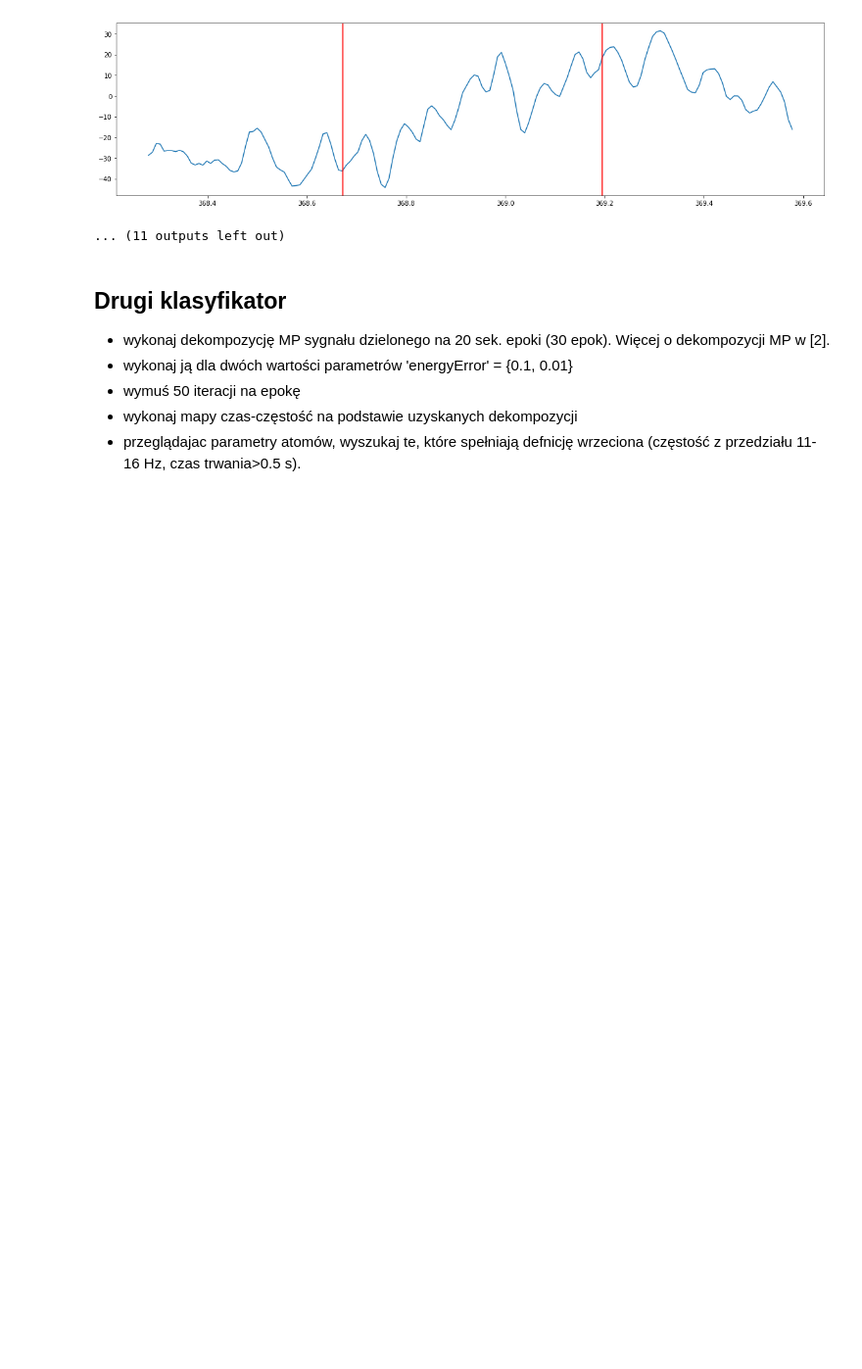
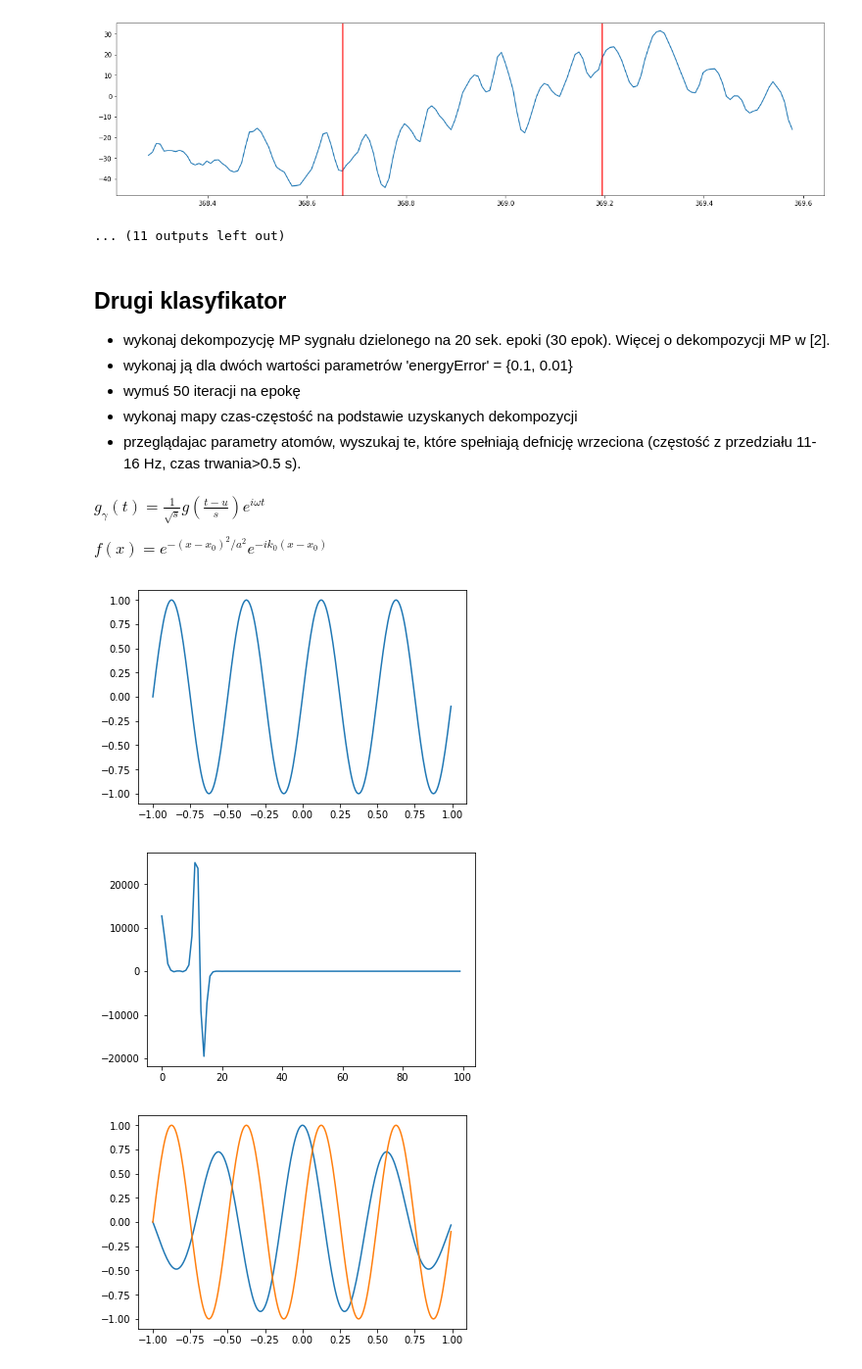
Before and after one commit to PPierzc/Analiza-Sygna-w, a Jupyter notebook: projekt2/Projekt2.ipynb, the cells around one changed output. Shown at 98% size. Cells and saved outputs as stored; diff of their text form; code cells hidden in the pictures; blank space fills up the shorter version.

```diff
--- a/projekt2/Projekt2.ipynb
+++ b/projekt2/Projekt2.ipynb
@@ -154,3 +154,33 @@ for i in array:
 * wymuś 50 iteracji na epokę
 * wykonaj mapy czas-częstość na podstawie uzyskanych dekompozycji
 * przeglądajac parametry atomów, wyszukaj te, które spełniają defnicję wrzeciona (częstość z przedziału 11-16 Hz, czas trwania>0.5 s).
+# %% [markdown]
+$  g_\gamma (t) = \frac {1} {\sqrt{s}} g \left ( \frac {t - u} {s} \right )  e^{i \omega t}  $
+
+$f(x)=e^{{-(x-x_{0})^{2}/a^{2}}}e^{{-ik_{0}(x-x_{0})}}$
+# %%
+def gabor(x, x0=0, k0=0, a=1):
+    return np.exp(-((x-x0)/a)**2) * np.exp(-1j*k0*(x-x0))
+# %%
+t = np.arange(-1, 1, 1/128)
+s = np.sin(2*np.pi*2*t)
+plt.plot(t,s)
+plt.show()
+res = []
+for i in range(100):
+    dot = []
+    for j in t:
+        g = gabor(t, k0=i, x0=j)
+        dot.append(np.dot(s,g))
+    res.append(sum(np.array(dot)**2))
+
+plt.plot(range(100), res)
+plt.show()
+maximum = np.where(res == max(res))[0][0]
+plt.plot(t, gabor(t, k0=maximum))
+plt.plot(t,s)
+plt.show()
+# %% [output]
+[figure, added]
+[figure, added]
+[figure, added]
```
